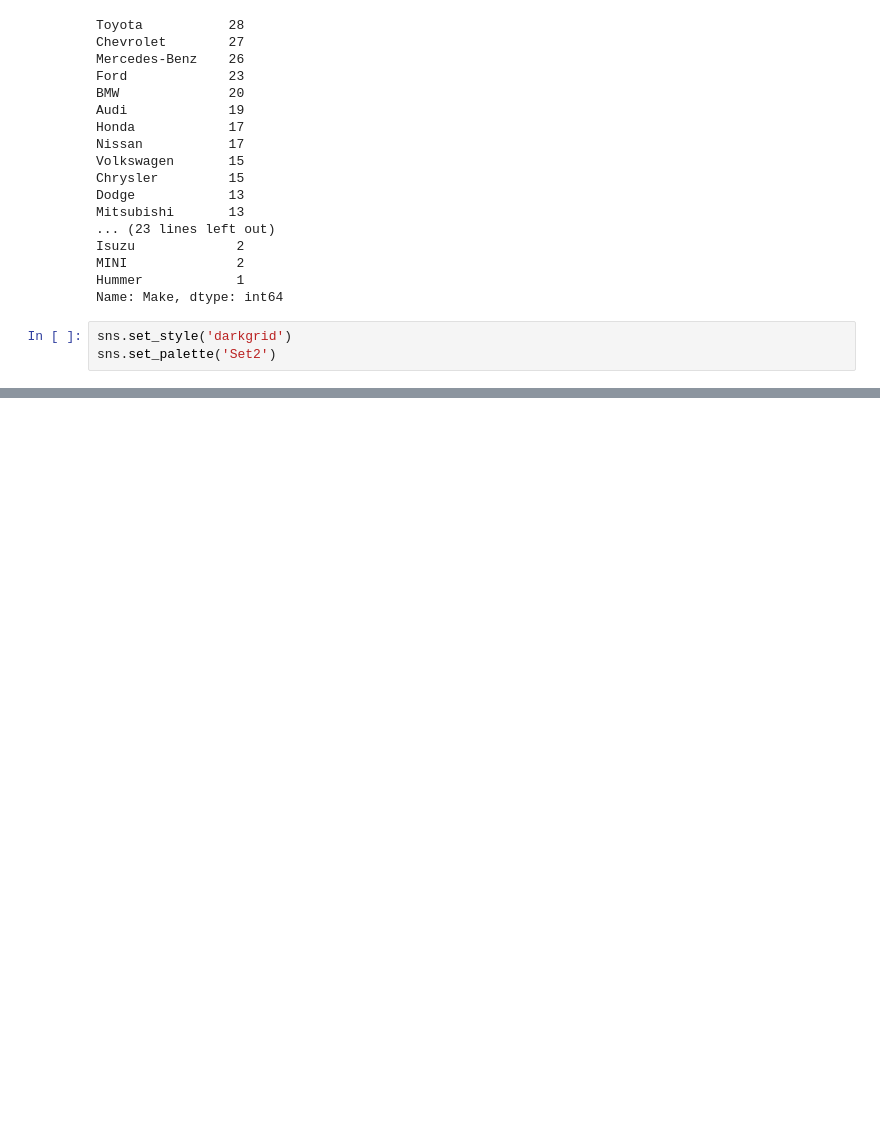
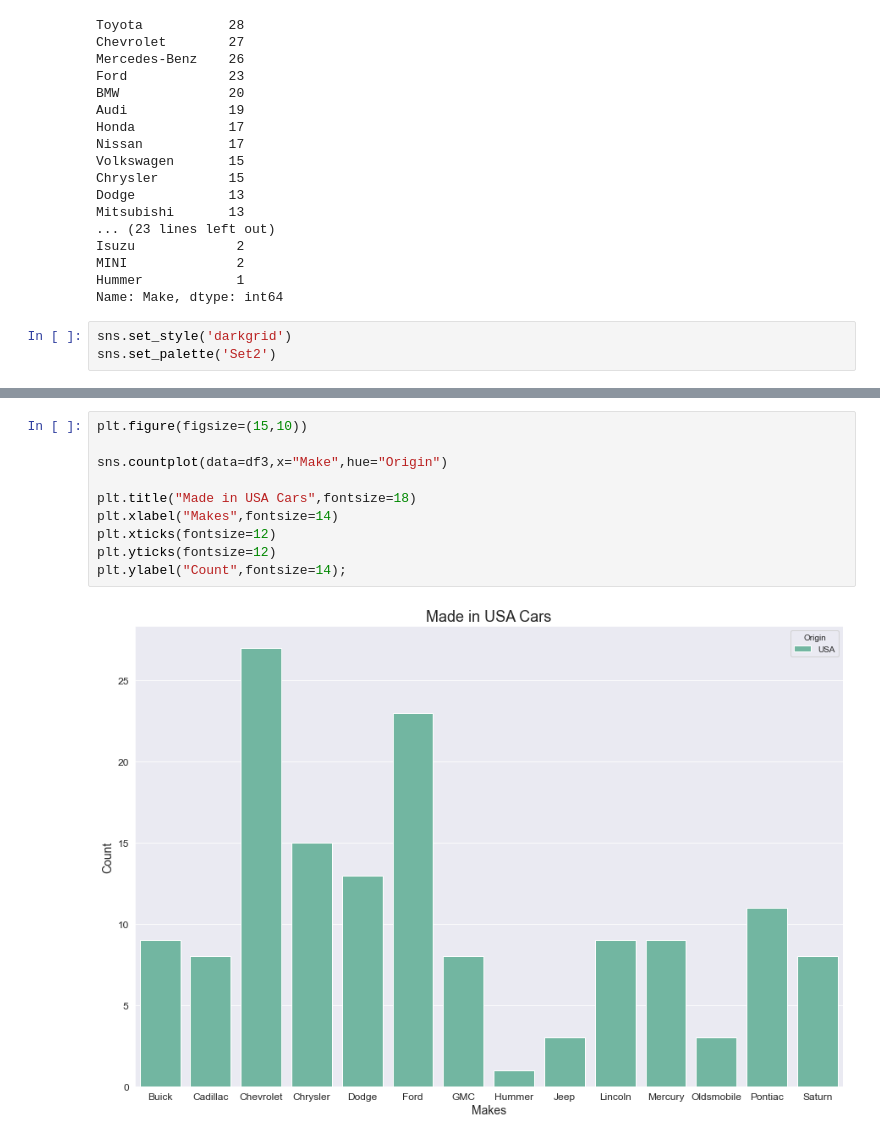
Before and after one commit to shamimsikder/Data-Visualization-Exercises, a Jupyter notebook: Cars Data Visualization.ipynb, the cells around one changed output, grey strips where cells are left out. Saved outputs shown, nothing was run; the diff lists cells and outputs as text; blank space fills up the shorter version.

```diff
--- a/Cars Data Visualization.ipynb
+++ b/Cars Data Visualization.ipynb
@@ -125,0 +148,12 @@ plt.ylabel("Count",fontsize=14);
+# %%
+plt.figure(figsize=(15,10))
+
+sns.countplot(data=df3,x="Make",hue="Origin")
+
+plt.title("Made in USA Cars",fontsize=18)
+plt.xlabel("Makes",fontsize=14)
+plt.xticks(fontsize=12)
+plt.yticks(fontsize=12)
+plt.ylabel("Count",fontsize=14);
+# %% [output]
+[figure, added]
```
Also changed, not shown: parts of 7 cells of this notebook.
